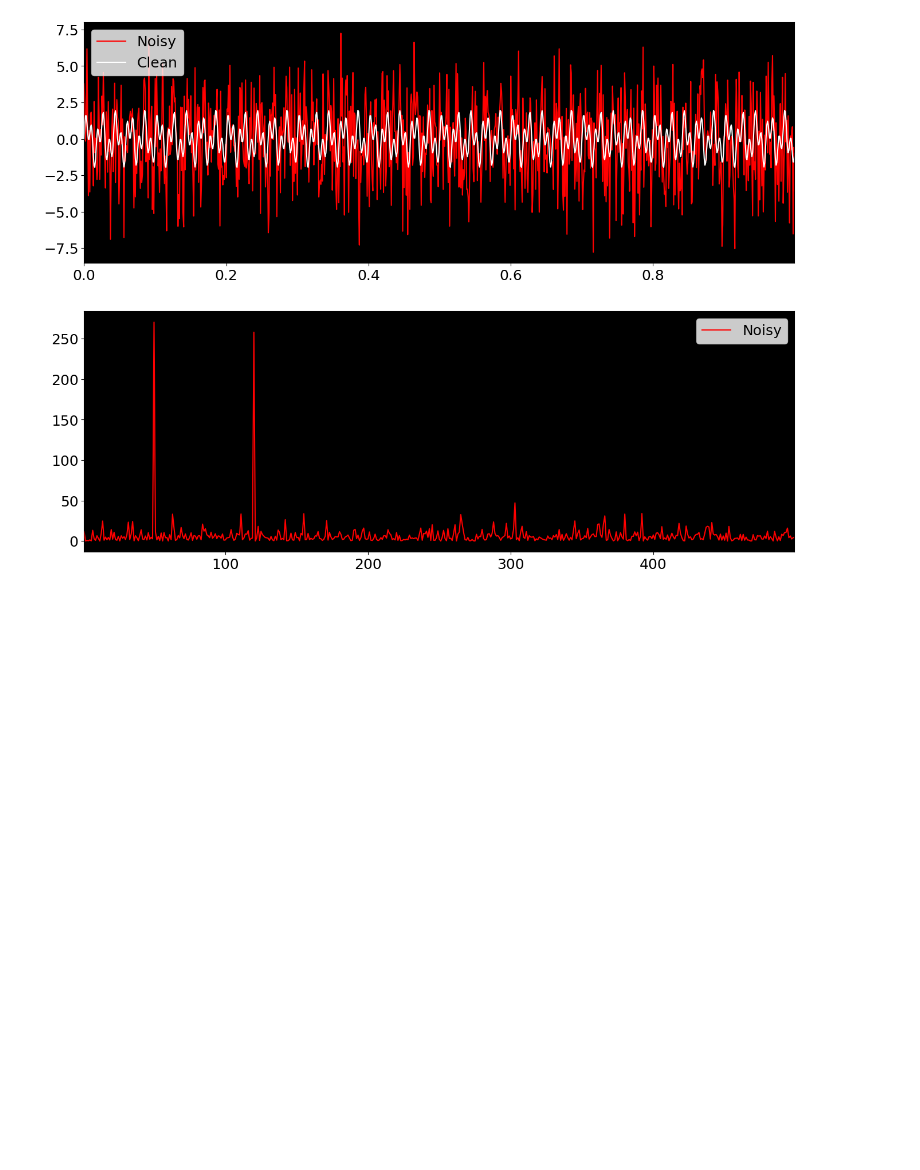
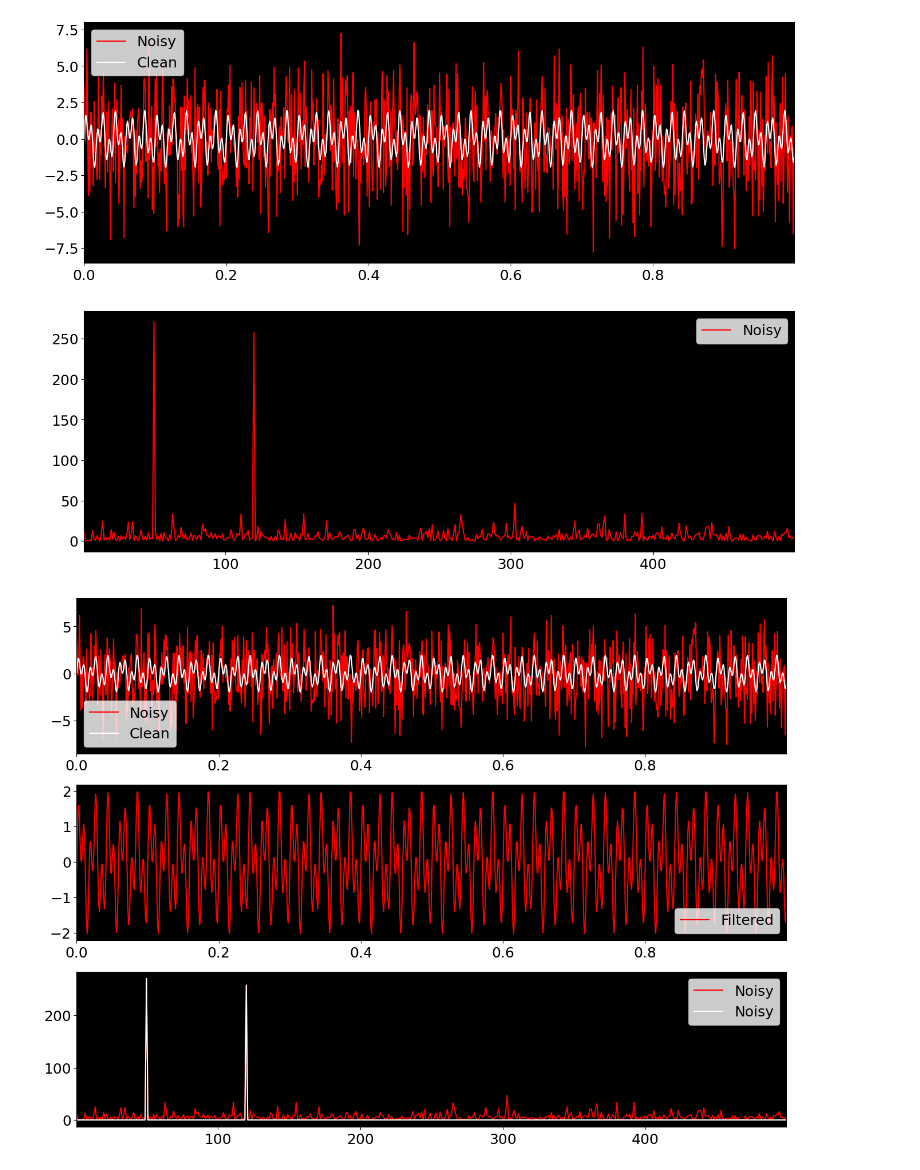
Before and after one commit to beldish/mycolabs, a Jupyter notebook: Untitled1.ipynb, the cells around one changed output. Drawn from its saved outputs; the diff is of its cells as text; code cells hidden in the pictures; blank space fills up the shorter version.

```diff
--- a/Untitled1.ipynb
+++ b/Untitled1.ipynb
@@ -51,3 +51,35 @@ plt.legend()
 plt.show()
 # %% [output]
 [figure]
+# %%
+## Use PSD to filter out Noise
+indices = PSD > 100         # Find all freqs with large power
+PSDclean = PSD * indices    # Zero out all others
+fhat = indices * fhat       # Zero out small Fourier coeffs. in Y
+ffilt = np.fft.ifft(fhat)   # Inverse FFT for filtered time signal
+# %%
+fig, axs = plt.subplots(3,1)
+axs[0].set_facecolor("black")
+axs[1].set_facecolor("black")
+axs[2].set_facecolor("black")
+
+plt.sca(axs[0])
+plt.plot(t,f, color='red', label='Noisy')
+plt.plot(t,f_clean, color='white', label='Clean')
+plt.xlim(t[0], t[-1])
+plt.legend()
+
+plt.sca(axs[1])
+plt.plot(t, ffilt, color='red', label='Filtered')
+plt.xlim(t[0], t[-1])
+plt.legend()
+
+plt.sca(axs[2])
+plt.plot(freq[L], PSD[L], color='red', label='Noisy')
+plt.plot(freq[L], PSDclean[L], color='white', label='Noisy')
+plt.xlim(freq[L[0]], freq[L[-1]])
+plt.legend()
+
+plt.show()
+# %% [output]
+[figure, added]
```
